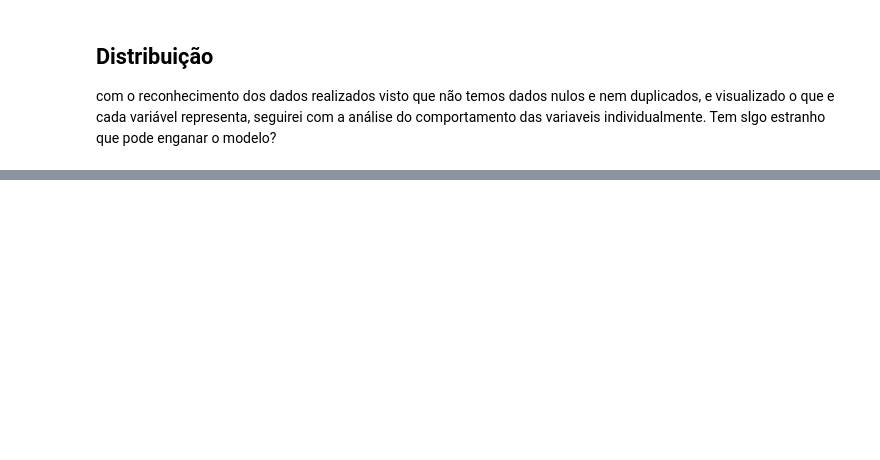
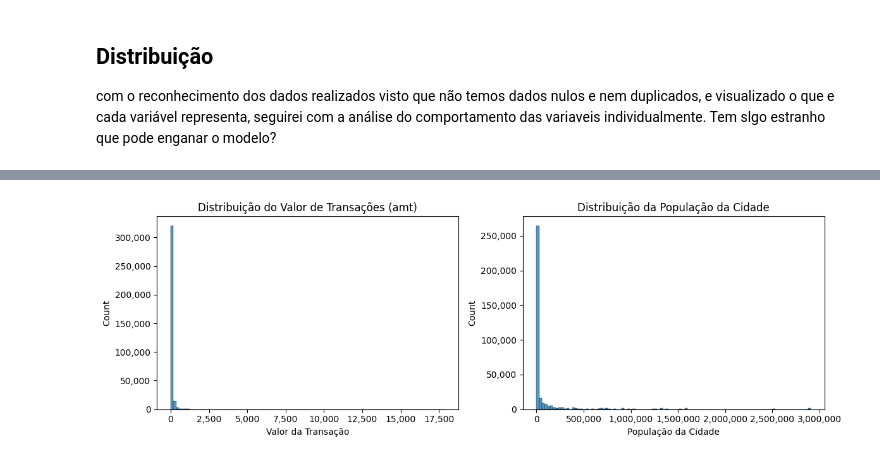
Before and after one commit to gcun94/fraud-detection-behavioral-profile, a Jupyter notebook: notebooks/01_eda.ipynb, the cells around one changed output, grey strips where cells are left out. Saved outputs shown, nothing was run; the diff lists cells and outputs as text; code cells hidden in the pictures; blank space fills up the shorter version.

Commit message:
feat: analise exploratoria termino da camada sobre distribuição da variaveis

```diff
--- a/notebooks/01_eda.ipynb
+++ b/notebooks/01_eda.ipynb
@@ -160,0 +179,22 @@ df_train[colunas_numericas].describe().T
+# %%
+# visualizar amt e city_pop que possuem médias, medianas, e desvio padrão e valor máximo muitos discrepantes
+fig, ax = plt.subplots(1,2, figsize=(12,4))
+
+# visualização da distribuição do Valor de Transações (amt)
+sns.histplot(df_train['amt'], bins=100, ax=ax[0])
+ax[0].set_title('Distribuição do Valor de Transações (amt)')
+ax[0].set_xlabel('Valor da Transação')
+ax[0].xaxis.set_major_formatter(formatter)
+ax[0].yaxis.set_major_formatter(formatter)
+
+# visualização da distribuição da População da Cidade
+sns.histplot(df_train['city_pop'], bins=100, ax=ax[1])
+ax[1].set_title('Distribuição da População da Cidade')
+ax[1].set_xlabel('População da Cidade')
+ax[1].xaxis.set_major_formatter(formatter)
+ax[1].yaxis.set_major_formatter(formatter)
+
+plt.tight_layout()
+plt.show()
+# %% [output]
+[figure, added]
```
Also changed, not shown: parts of 22 cells of this notebook.
